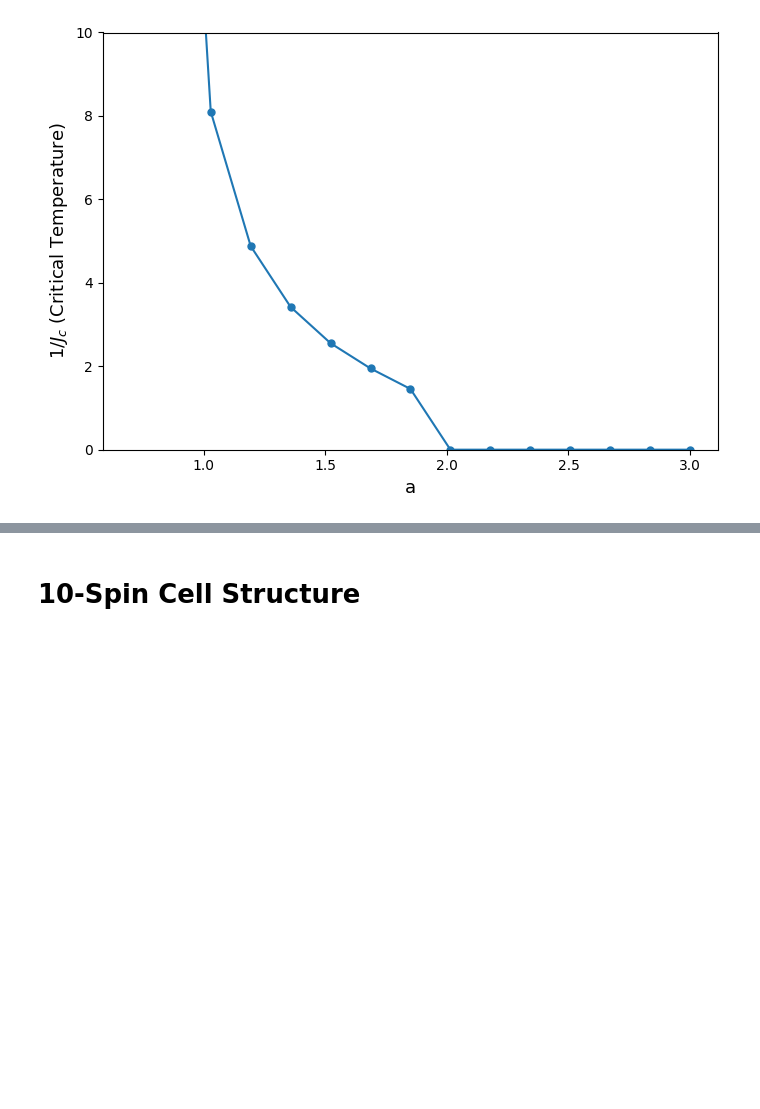
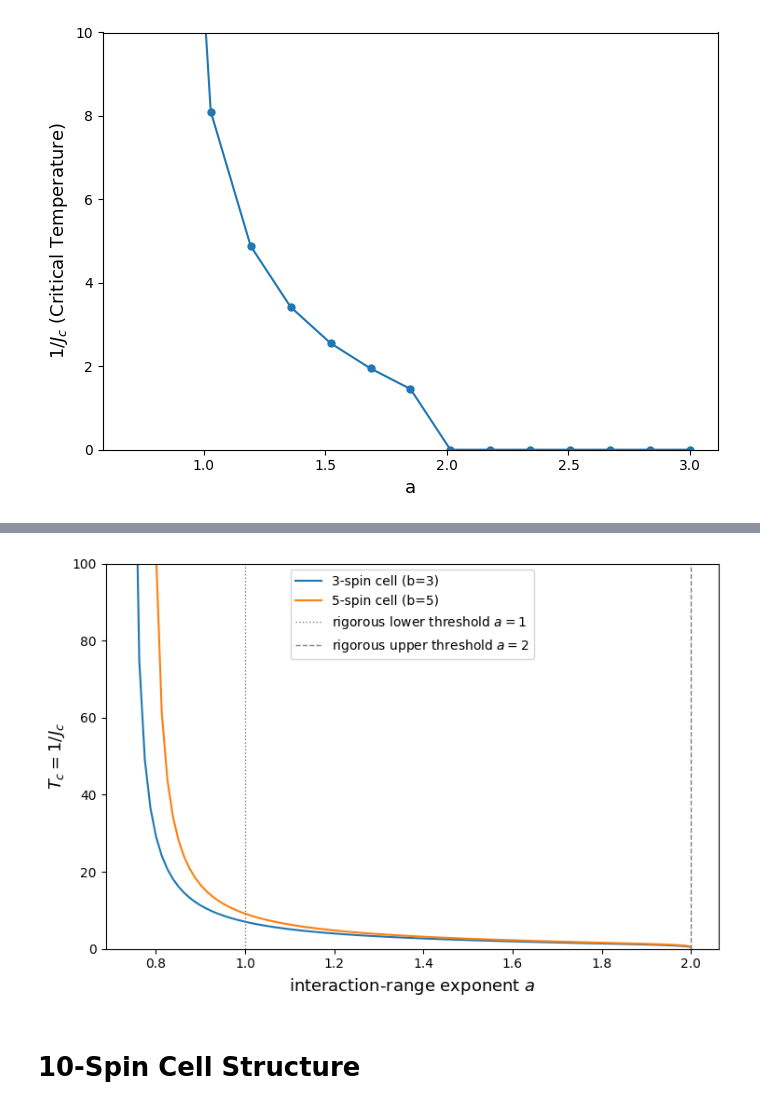
Before and after one commit to erbilcanartun/long-range-ising-chain, a Jupyter notebook: notebooks/5-spin_cell.ipynb, the cells around one changed output, grey strips where cells are left out. Saved outputs shown, nothing was run; the diff lists cells and outputs as text; code cells hidden in the pictures; blank space fills up the shorter version.

```diff
--- a/notebooks/5-spin_cell.ipynb
+++ b/notebooks/5-spin_cell.ipynb
@@ -451,3 +418,18 @@ a = 4.000   3-spin Tc =   0.0700   5-spin Tc =   0.0492
+# %%
+plt.figure(figsize=(7.5, 5))
+plt.plot(a_vals, Tc_3, '-', ms=5, label="3-spin cell (b=3)")
+plt.plot(a_vals, Tc_5, '-', ms=5, label="5-spin cell (b=5)")
+plt.axvline(1.0, color='gray', ls=':', lw=1, label="rigorous lower threshold $a=1$")
+plt.axvline(2.0, color='gray', ls='--', lw=1, label="rigorous upper threshold $a=2$")
+plt.ylim(0, 100)
+plt.xlabel(r"interaction-range exponent $a$", fontsize=13)
+plt.ylabel(r"$T_c = 1/J_c$", fontsize=13)
+plt.legend(fontsize=10)
+plt.tight_layout()
+plt.savefig("3-5-cell_comparison.png")
+plt.show()
+# %% [output]
+[figure, added]
 # %% [markdown]
 # 10-Spin Cell Structure
 # %%
```
Also changed, not shown: parts of 5 cells of this notebook, 4 other files.
